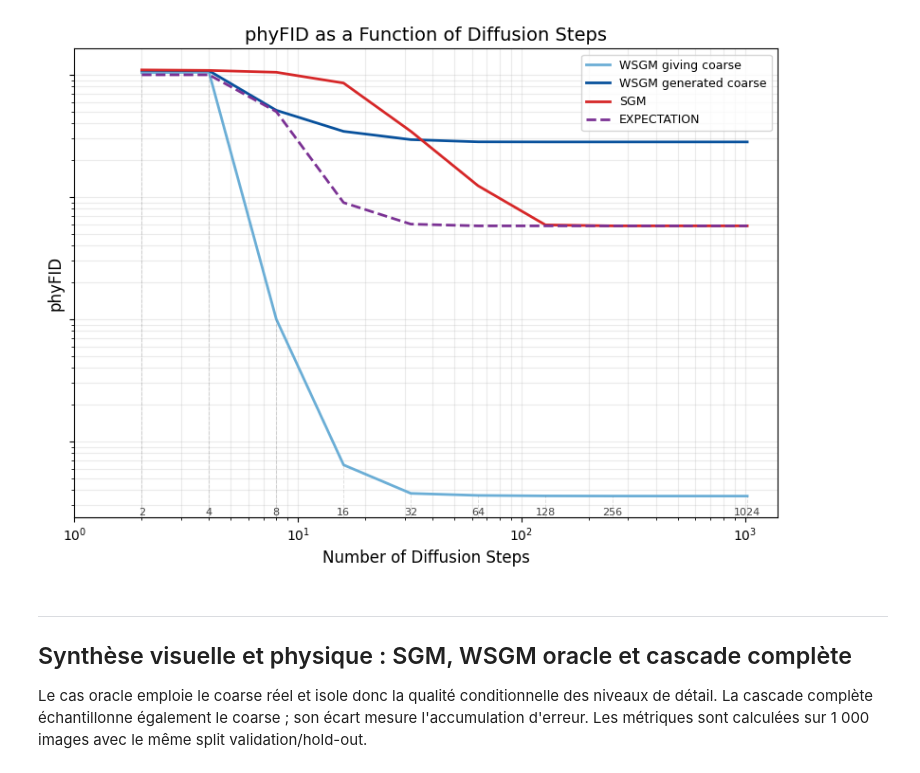
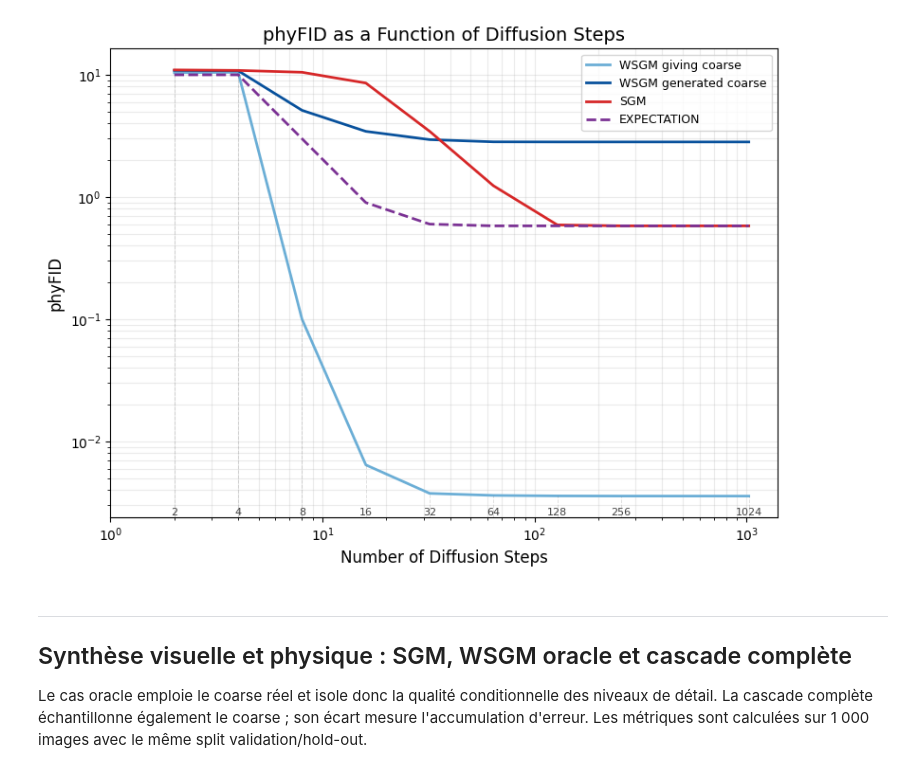
Before and after one commit to Samuel-Chapuis/Rayleigh-Taylor-Generative-Surrogate, a Jupyter notebook: analyse_reslutat/resultat/Resultat_Viz.ipynb, the cells around one changed output. Cells and saved outputs as stored; diff of their text form; code cells hidden in the pictures.

```diff
--- a/analyse_reslutat/resultat/Resultat_Viz.ipynb
+++ b/analyse_reslutat/resultat/Resultat_Viz.ipynb
@@ -81,12 +81,13 @@ if not plotted_series:
 if skipped_columns:
     print("Skipped columns without finite positive values:", ", ".join(skipped_columns))
 
+# Échelle logarithmique sur les deux axes
 ax.set_xscale("log")
 ax.set_yscale("log")
 
 ax.set_xlabel("Number of Diffusion Steps", fontsize=12)
 ax.set_ylabel("phyFID", fontsize=12)
-ax.tick_params(axis="y", which="both", labelleft=False)
+ax.tick_params(axis="y", which="both", labelleft=True)
 ax.set_title("phyFID as a Function of Diffusion Steps", fontsize=14)
 
 ax.set_xlim(left=1)
@@ -101,34 +102,34 @@ for steps, fid_values, color in plotted_series:
     for x, y in zip(steps, fid_values):
         draw_x = all(
             abs(np.log10(x) - np.log10(x_old)) > min_dx_log
             for x_old in annotated_x
         )
 
         if draw_x:
             ax.vlines(x, ymin, y, color="0.4", linestyle="--", linewidth=0.7, alpha=0.2)
             ax.annotate(
                 f"{x:g}",
                 xy=(x, ymin),
                 xytext=(0, 7),
                 textcoords="offset points",
                 color="0.25",
                 fontsize=8,
                 ha="center",
                 va="top",
                 annotation_clip=False,
             )
             annotated_x.append(x)
 
 ax.legend(fontsize=9)
 ax.grid(True, which="both", alpha=0.25)
 
 fig.tight_layout()
 report_figure_dir = Path.cwd().parents[1] / "doc" / "BDRPReportTemplate" / "figures" / "ch5"
 report_figure_dir.mkdir(parents=True, exist_ok=True)
 fig.savefig(report_figure_dir / "phyfid_vs_steps.png", bbox_inches="tight", dpi=300)
 plt.show()
 # %% [output]
-[figure, old version]
+[figure, new version]
 # %% [markdown]
 ---
 ## Synthèse visuelle et physique : SGM, WSGM oracle et cascade complète
```
Also changed, not shown: 17 other files.
